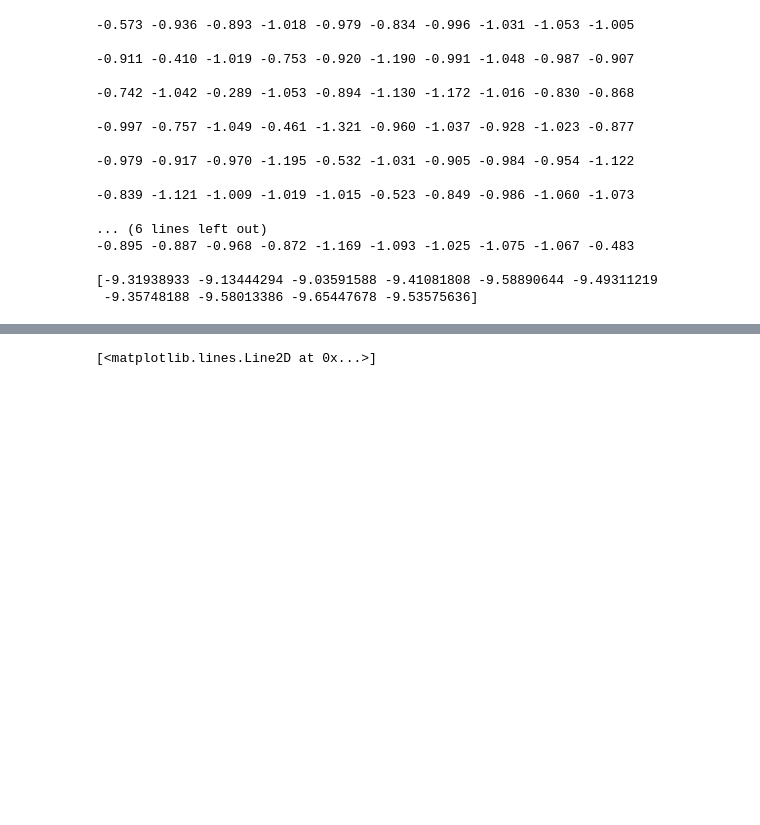
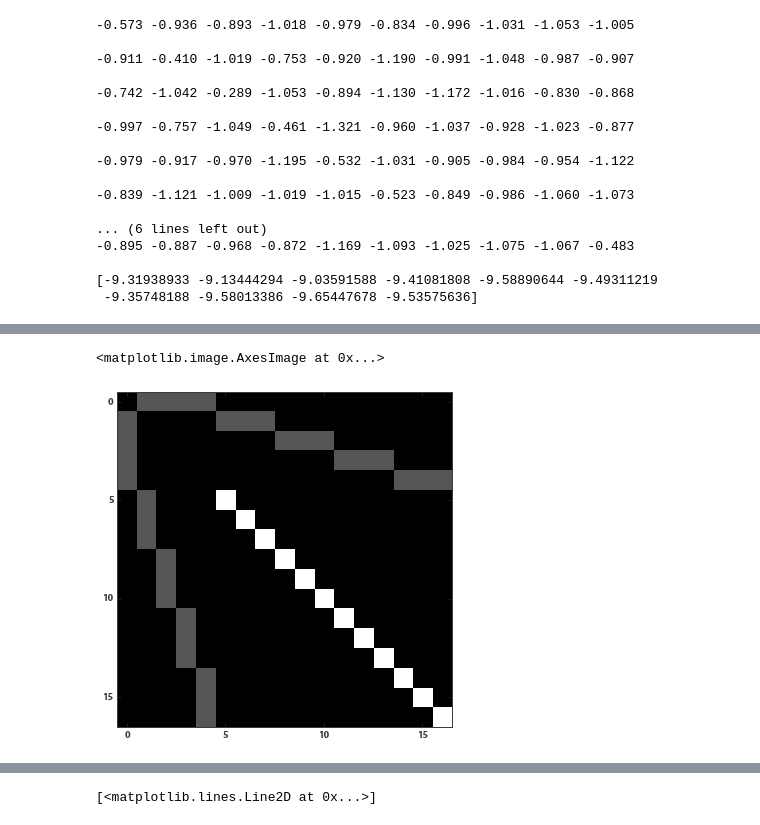
Before and after one commit to williamgilpin/netsim, a Jupyter notebook: simple_models.ipynb, the cells around one changed output, grey strips where cells are left out. Saved outputs shown, nothing was run; the diff lists cells and outputs as text; code cells hidden in the pictures; blank space fills up the shorter version.

```diff
--- a/simple_models.ipynb
+++ b/simple_models.ipynb
@@ -436,2 +346,57 @@ imshow(swapper(swapper(tmat,0,9),9,0))
+# %%
+
+# def make_bethe(Z, k, stay_rate=1.0):
+#     """
+#     Generate the undirected adjacency matrix of a Bethe lattice
+#     for a given coordination number and finite shell number
+
+#     Z : int
+#         The number of links out of every node
+
+#     k : int
+#         The depth of the tree, or the number of "shells"
+
+#     stay_rate : double
+#         A weight for self-transitions in the graph. Default they have
+#         equal probability to transitions out of state. This value is zero
+#         in many standard treatments of Cayley maps
+
+#     adjmat : array
+#         An adjacency matrix for the lattice
+
+#     """
+
+#     N = 1+Z*((Z-1.)**k - 1.)/(Z-2.)
+#     num_leaves = Z*(Z-1)**(k-1)
+
+#     adjmat = zeros([N,N])
+
+#     # populate upper triangle first
+#     for (ind, row) in enumerate(adjmat):
+#         if (ind != 0):
+#             adjmat[ind, ((Z-1)*(ind+1)-(Z-3)):((Z-1)*ind+2*(Z-1)-(Z-3))] = 1.0
+#     adjmat[0,1:(Z+1)] = 1.0
+
+#     adjmat = adjmat + adjmat.T
+
+#     # seed with input self-transition rate
+#     for (ind, row) in enumerate(adjmat):
+#         adjmat[ind,ind] = stay_rate
+
+#     # make leaves metastable to preserve detailed balance
+#     adjmat[-num_leaves:,:] = adjmat[:,-num_leaves:].T
+
+#     for (ind,row) in enumerate(adjmat):
+#         if (ind >= (N-num_leaves)):
+#             adjmat[ind,ind] += 1.0
+
+#     adjmat = rownorm(adjmat)
+
+#     return adjmat
+
+imshow(make_bethe(4,2,stay_rate=0.0))
+# %% [output]
+<matplotlib.image.AxesImage at 0x...>
+[figure, added]
 # %%
 figure()
```
Also changed, not shown: parts of 6 cells of this notebook, 1 other file.
